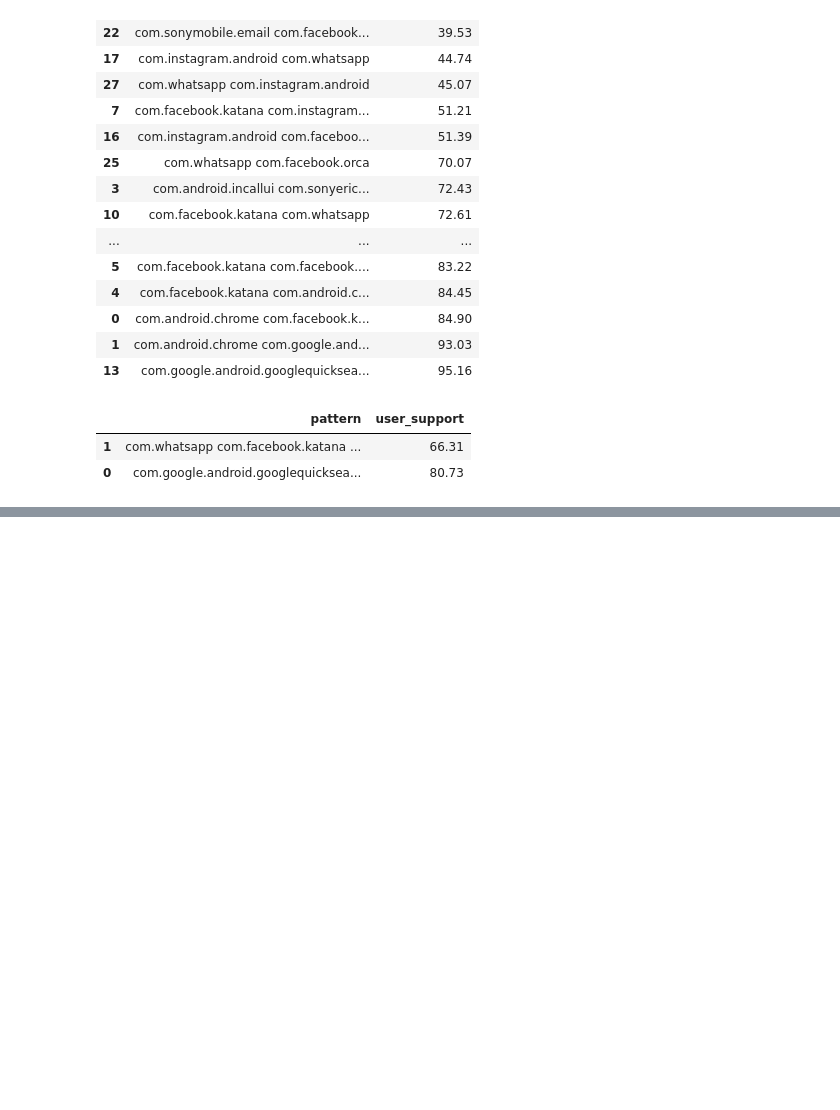
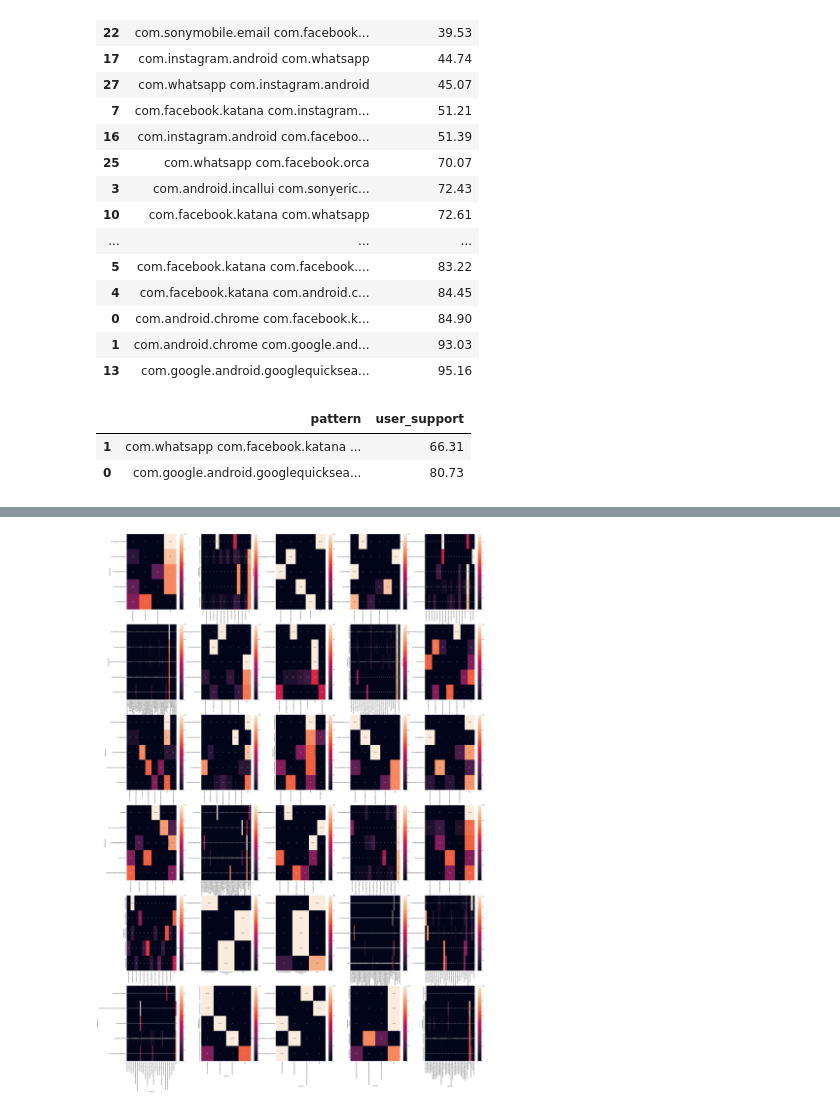
Before and after one commit to ClaraAndersen/motifs_and_competition_in_app_usage, a Jupyter notebook: N-grams.ipynb, the cells around one changed output, grey strips where cells are left out. Cells and saved outputs as stored; diff of their text form; code cells hidden in the pictures; blank space fills up the shorter version.

```diff
--- a/N-grams.ipynb
+++ b/N-grams.ipynb
@@ -939,0 +1162,3 @@ df_patterns_3.sort_values('user_support')
+# %%
+random.seed(3)
+users=random.sample(range(0, 10000),k=30)
@@ -939,0 +1327,8 @@ df_patterns_3.sort_values('user_support')
+# %%
+fig, axs = plt.subplots(6,5,figsize=(60,90))
+axs = axs.ravel()
+for i in range(30):
+    sns.heatmap(Transaction_matrix_30_top5.loc[users[i]][Transaction_matrix_30_top5.columns[Transaction_matrix_30_top5.loc[users[i]].sum()>0]], annot=True,ax=axs[i])
+plt.show()
+# %% [output]
+[figure, added]
```
Also changed, not shown: parts of 64 cells of this notebook.
